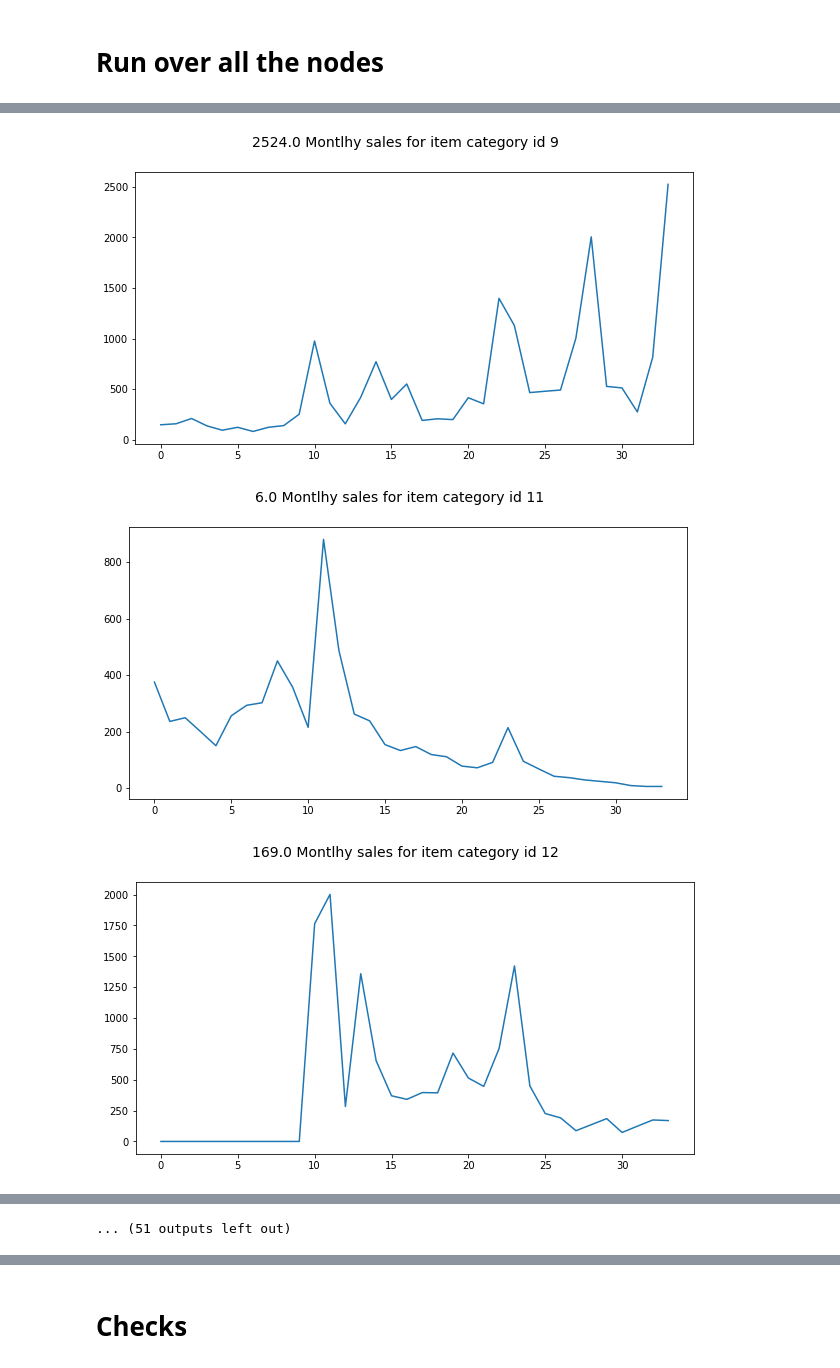
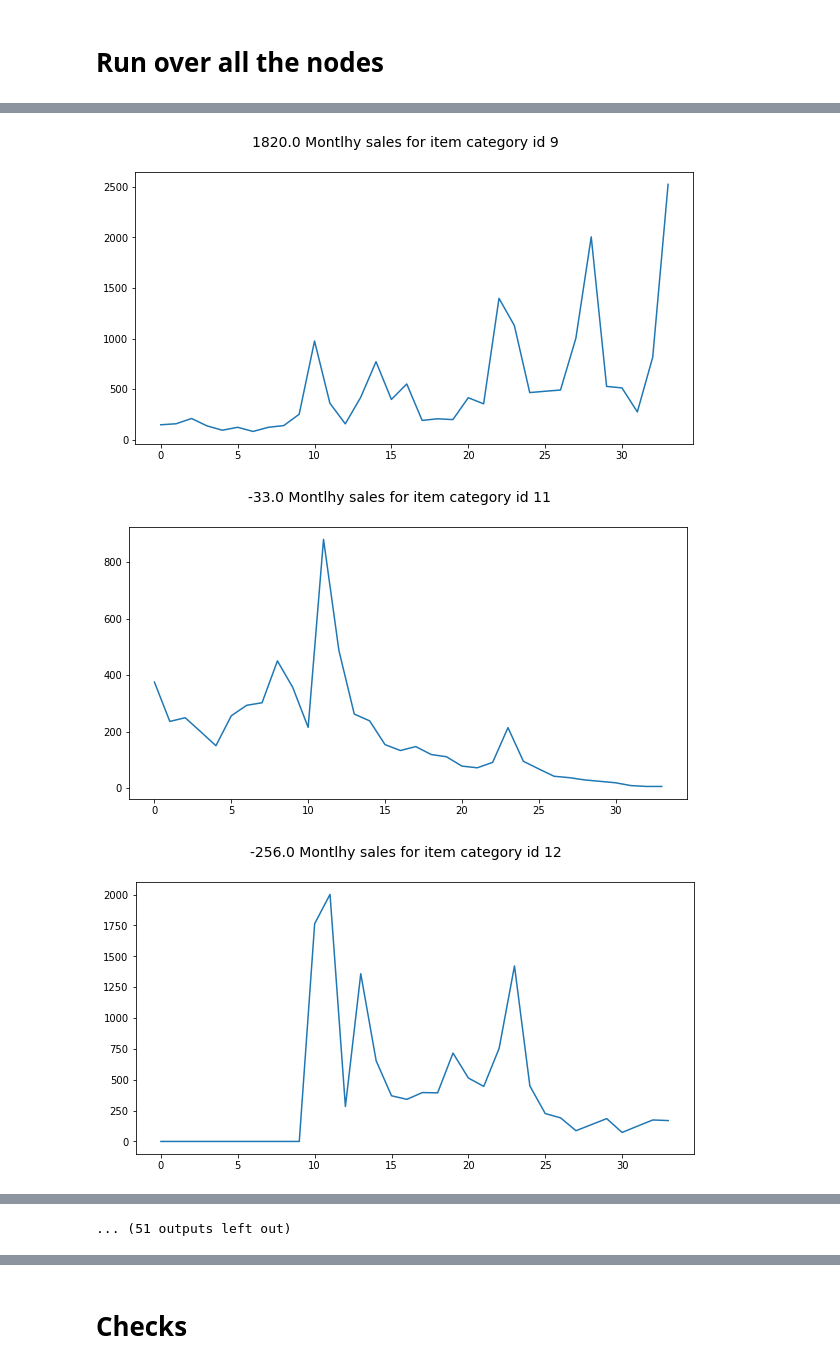
Before and after one commit to data-science-if-usp/kaggle, a Jupyter notebook: boris/Future_Sales_Notebooks/Predictions_by_Category.ipynb, the cells around one changed output, grey strips where cells are left out. Saved outputs shown, nothing was run; the diff lists cells and outputs as text; code cells hidden in the pictures.

Commit message:
Starting new predictions

```diff
--- a/boris/Future_Sales_Notebooks/Predictions_by_Category.ipynb
+++ b/boris/Future_Sales_Notebooks/Predictions_by_Category.ipynb
@@ -301,4 +361,29 @@ Anyway, it can be seen that for some categories November is the peak month for s
 # %%
+def last_two_equal_months_average(it_cat_ts, month_pred):
+
+    n_prev = month_pred - 12
+    n_prev_prev = n_prev - 12
+
+    average = (it_cat_ts.iloc[n_prev,0] + it_cat_ts.iloc[n_prev_prev,0])/2.0
+
+    return average
+
+def linear_regression_two_months(it_cat_ts, month_pred):
+
+    dx = 12
+
+    x3 = month_pred
+    x2 = x3 - dx
+    x1 = x2 - dx
+
+    y2 = it_cat_ts.iloc[x2,0]
+    y1 = it_cat_ts.iloc[x1,0]
+
+    y3 = (x3-x2)*(y2-y1)/dx + y2
+
+    return y3
+
+
 def shop_probability(test_extd_shop_id, test_extd_item_id, test_extd_cate_id, sales_join_cat, test_extd):
 
     shop = test_extd_shop_id
@@ -494,7 +579,6 @@ test_join_cat = test.join(item, on='item_id', rsuffix='_').join(item_cat, on='it
 test_join_cat_sort_by_item_category = test_join_cat.sort_values('item_category_id')
 
 for node in tqdm_notebook(range(len(test_join_cat_sort_by_item_category))):
-
 #for node in tqdm_notebook(range(100)):
 
     #reading the item_category_id
@@ -513,7 +597,13 @@ for node in tqdm_notebook(range(len(test_join_cat_sort_by_item_category))):
         #reading the time-series for this category
         it_cat_ts = sales_time_series_catId(test_extd_cate_id,sales_join_cat)
 
-        next_month_prediction_cat = it_cat_ts['node_tot_cnt'][it_cat_ts.values.shape[0]-1]
+        #previous month prediction
+        #next_month_prediction_cat = it_cat_ts['node_tot_cnt'][it_cat_ts.values.shape[0]-1]
+
+        #last two november averages model
+        #next_month_prediction_cat = last_two_equal_months_average(it_cat_ts,34)
+        next_month_prediction_cat = linear_regression_two_months(it_cat_ts, 34)
+
         #printing time series and prediction
 
         fig, ax = plt.subplots(1, figsize=(10, 5))
@@ -553,40 +643,40 @@ for node in tqdm_notebook(range(len(test_join_cat_sort_by_item_category))):
 
         #status_output = "forecasting for "+ str(node) +"th node and took" + str(end_time-start_time) + "s"
 
-        status_file = open('status_file_pred_by_cat_II.txt','a')
+        status_file = open('status_file_pred_by_cat_III.txt','a')
 
         status_file.write("Node "+ str(node) +" took " + str(end_time-start_time) + " s with ")
         status_file.write("LSTM Prediction: "+ str(next_month_prediction_cat) + " x " + str(shop_item_prob) + " = "+  str(node_lstm_prediction) + "\n")
 
         status_file.close()
 
         #print()
         start_time=end_time
 
 
 #check df
 dfchecks = pd.DataFrame({"ID":list_of_nodes,"shop_item_cnt_month":list_of_node_predictions,
                          "category_cnt_month":list_of_cat_predictions,
                          "shop_prob":list_of_shop_prob,
                          "req_prods":list_of_req_prods, },
                           columns=["ID","shop_item_cnt_month","category_cnt_month","shop_prob","req_prods"])
 
 #submission file
 dfsubmission = pd.DataFrame({"ID":list_of_nodes,"item_cnt_month":list_of_node_predictions},
                             columns=["ID","item_cnt_month"])
 
 dfsubmission =dfsubmission.sort_values('ID')
 
-dfsubmission.to_csv('submission_file_by_CategoryId_times_Prob_II.csv',index=False)
+dfsubmission.to_csv('submission_file_by_CategoryId_times_Prob_III.csv',index=False)
 # %% [output]
 [interactive output not drawn]
 [figure]
 [figure]
 [figure]
 [figure]
 [figure]
 [figure]
 [figure]
-[figure, old version]
+[figure, new version]
 [figure]
 [figure]
```
Also changed, not shown: parts of 10 cells of this notebook, 2 other files.
